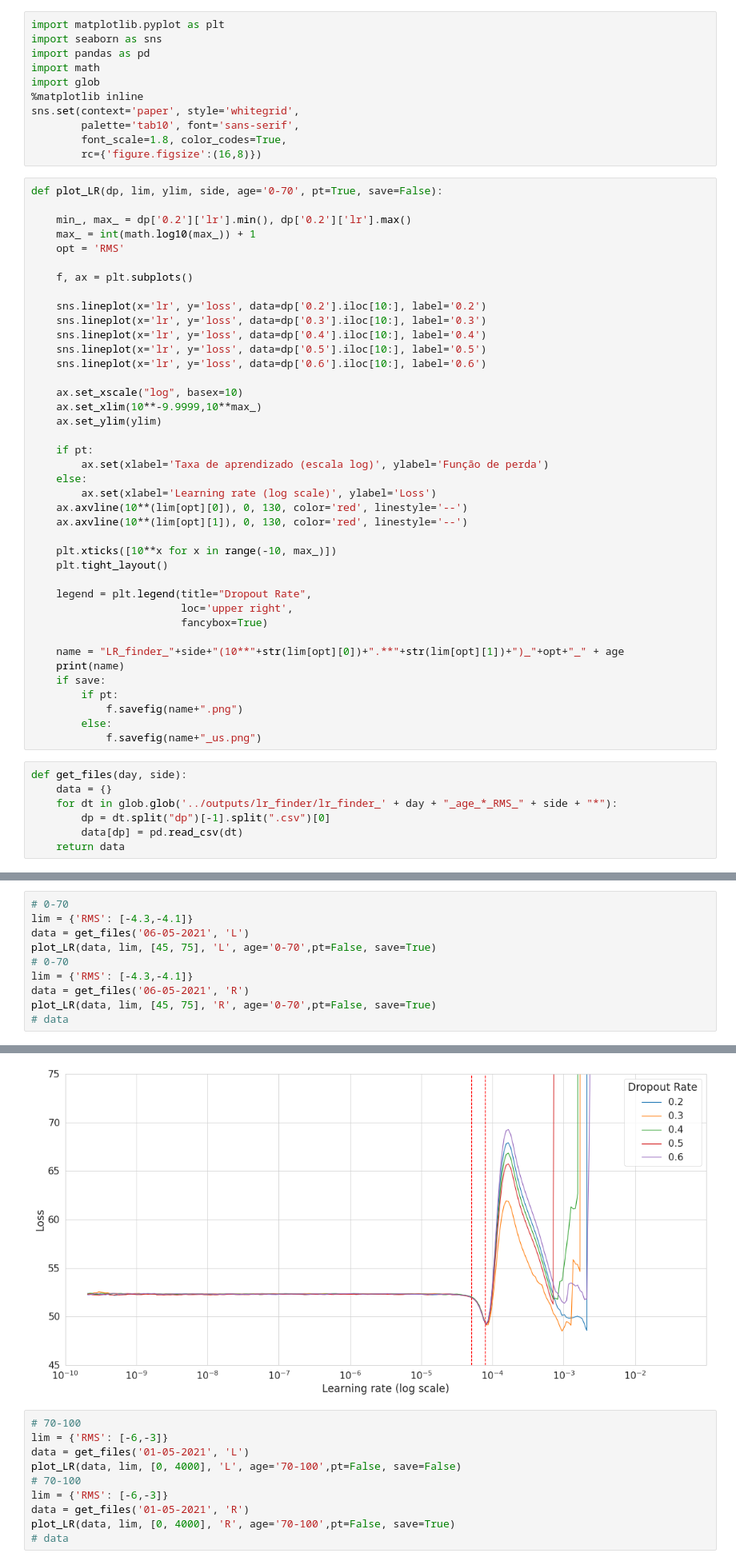
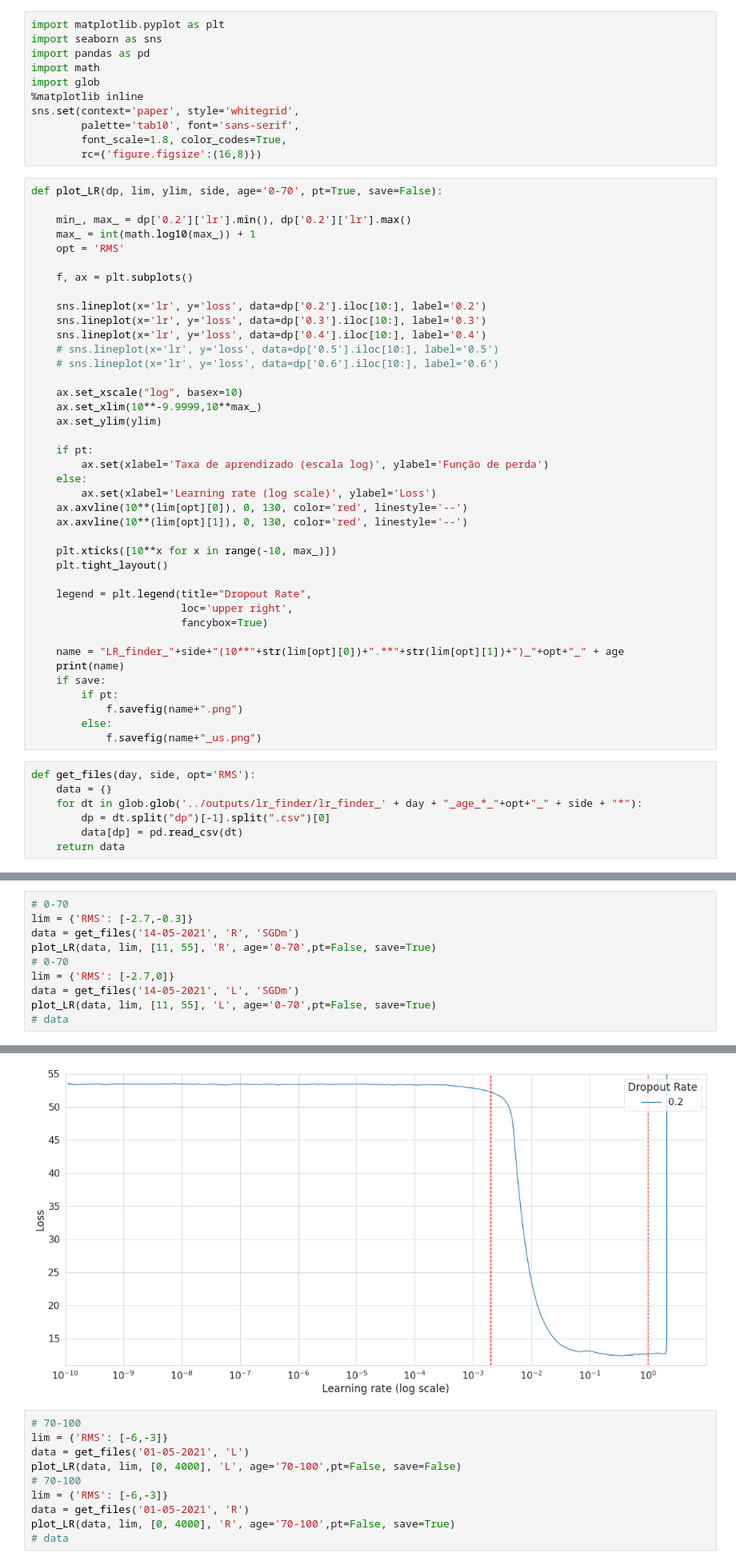
Before and after one commit to kapoloni/age_prediction, a Jupyter notebook: plots/plot_LR_finder.ipynb, the cells around one changed output, grey strips where cells are left out. Shown at 80% size. Saved outputs shown, nothing was run; the diff lists cells and outputs as text.

```diff
--- a/plots/plot_LR_finder.ipynb
+++ b/plots/plot_LR_finder.ipynb
@@ -21,8 +21,8 @@ def plot_LR(dp, lim, ylim, side, age='0-70', pt=True, save=False):
     sns.lineplot(x='lr', y='loss', data=dp['0.2'].iloc[10:], label='0.2')
     sns.lineplot(x='lr', y='loss', data=dp['0.3'].iloc[10:], label='0.3')
     sns.lineplot(x='lr', y='loss', data=dp['0.4'].iloc[10:], label='0.4')
-    sns.lineplot(x='lr', y='loss', data=dp['0.5'].iloc[10:], label='0.5')
-    sns.lineplot(x='lr', y='loss', data=dp['0.6'].iloc[10:], label='0.6')
+    # sns.lineplot(x='lr', y='loss', data=dp['0.5'].iloc[10:], label='0.5')
+    # sns.lineplot(x='lr', y='loss', data=dp['0.6'].iloc[10:], label='0.6')
 
     ax.set_xscale("log", basex=10)
     ax.set_xlim(10**-9.9999,10**max_)
@@ -50,9 +50,9 @@ def plot_LR(dp, lim, ylim, side, age='0-70', pt=True, save=False):
         else:
             f.savefig(name+"_us.png")
 # %%
-def get_files(day, side):
+def get_files(day, side, opt='RMS'):
     data = {}
-    for dt in glob.glob('../outputs/lr_finder/lr_finder_' + day + "_age_*_RMS_" + side + "*"):
+    for dt in glob.glob('../outputs/lr_finder/lr_finder_' + day + "_age_*_"+opt+"_" + side + "*"):
         dp = dt.split("dp")[-1].split(".csv")[0]
         data[dp] = pd.read_csv(dt)
     return data
@@ -59,11 +89,11 @@ def get_files(day, side):
 # %%
 # 0-70
-lim = {'RMS': [-4.3,-4.1]}
-data = get_files('06-05-2021', 'L')
-plot_LR(data, lim, [45, 75], 'L', age='0-70',pt=False, save=True)
+lim = {'RMS': [-2.7,-0.3]}
+data = get_files('14-05-2021', 'R', 'SGDm')
+plot_LR(data, lim, [11, 55], 'R', age='0-70',pt=False, save=True)
 # 0-70
-lim = {'RMS': [-4.3,-4.1]}
-data = get_files('06-05-2021', 'R')
-plot_LR(data, lim, [45, 75], 'R', age='0-70',pt=False, save=True)
+lim = {'RMS': [-2.7,0]}
+data = get_files('14-05-2021', 'L', 'SGDm')
+plot_LR(data, lim, [11, 55], 'L', age='0-70',pt=False, save=True)
 # data
 # %% [output]
@@ -73,4 +103,4 @@ LR_finder_R(10**-4.3.**-4.1)_RMS_0-70
-[figure, old version]
+[figure, new version]
 # %%
 # 70-100
 lim = {'RMS': [-6,-3]}
```
Also changed, not shown: parts of 3 cells of this notebook, 30 other files.
